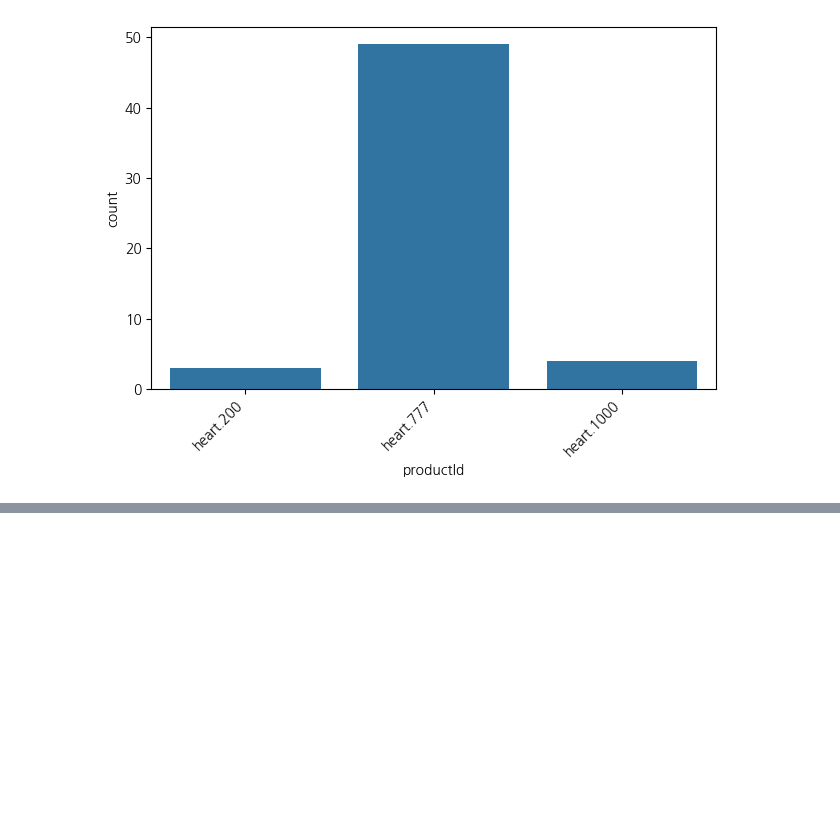
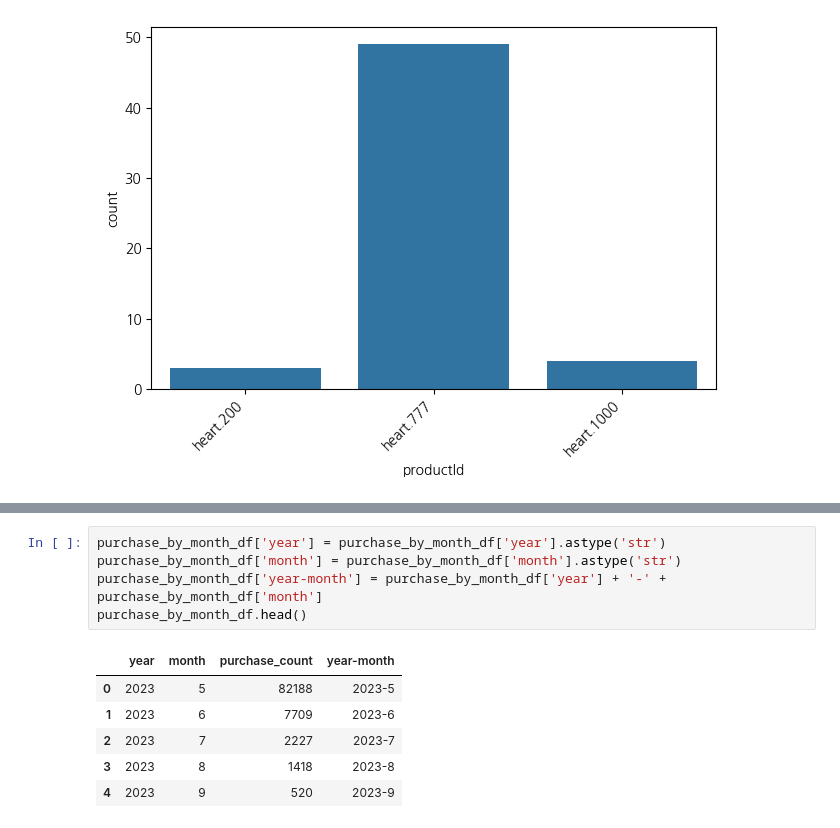
Before and after one commit to moon-aeon/final_project, a Jupyter notebook: notebooks/eda.ipynb, the cells around one changed output, grey strips where cells are left out. Drawn from its saved outputs; the diff is of its cells as text; blank space fills up the shorter version.

```diff
--- a/notebooks/eda.ipynb
+++ b/notebooks/eda.ipynb
@@ -85,0 +142,12 @@ plt.show()
+# %%
+purchase_by_month_df['year'] = purchase_by_month_df['year'].astype('str')
+purchase_by_month_df['month'] = purchase_by_month_df['month'].astype('str')
+purchase_by_month_df['year-month'] = purchase_by_month_df['year'] + '-' + purchase_by_month_df['month']
+purchase_by_month_df.head()
+# %% [output]
+|  | year | month | purchase_count | year-month |
+| 0 | 2023 | 5 | 82188 | 2023-5 |
+| 1 | 2023 | 6 | 7709 | 2023-6 |
+| 2 | 2023 | 7 | 2227 | 2023-7 |
+| 3 | 2023 | 8 | 1418 | 2023-8 |
+| 4 | 2023 | 9 | 520 | 2023-9 |
```
Also changed, not shown: parts of 9 cells of this notebook, 10 other files.
